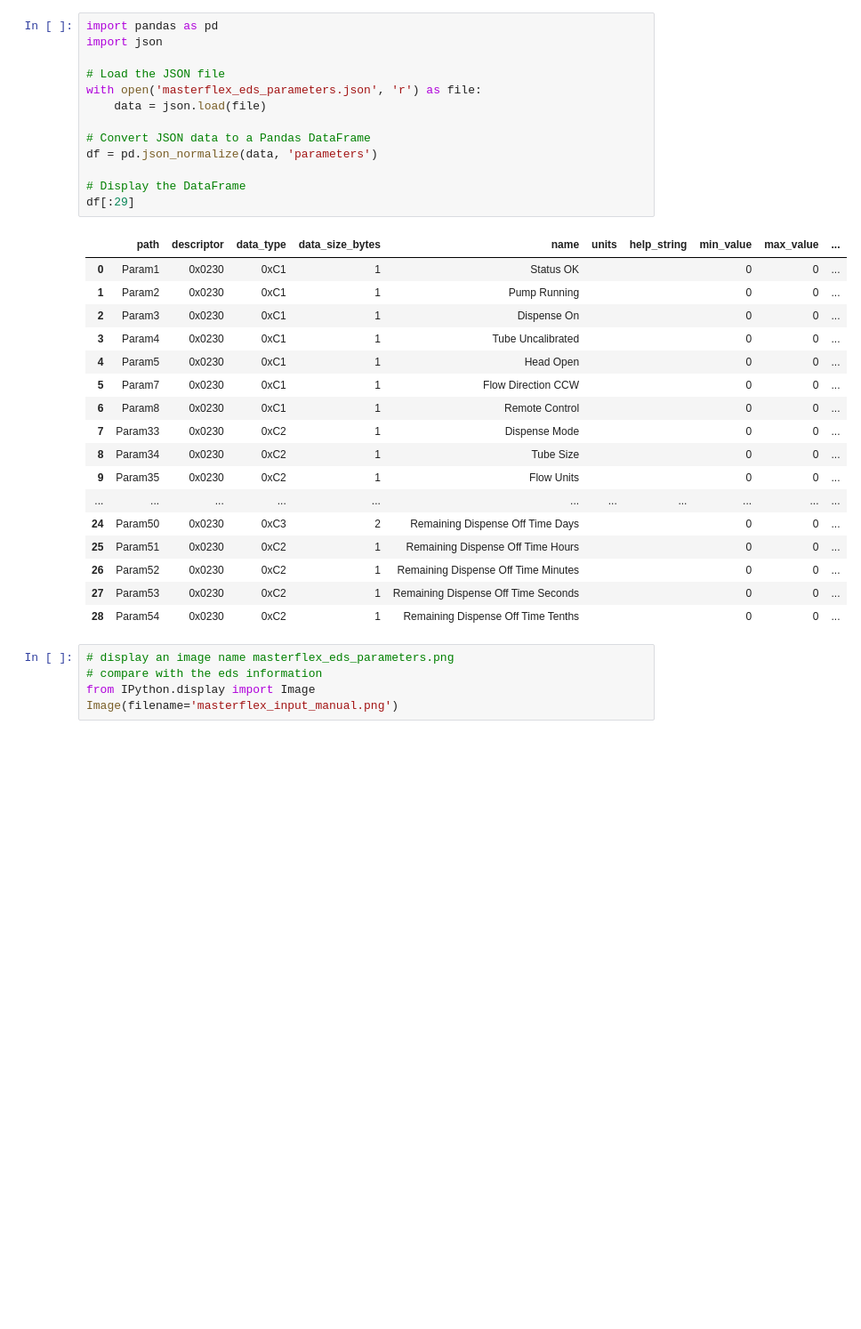
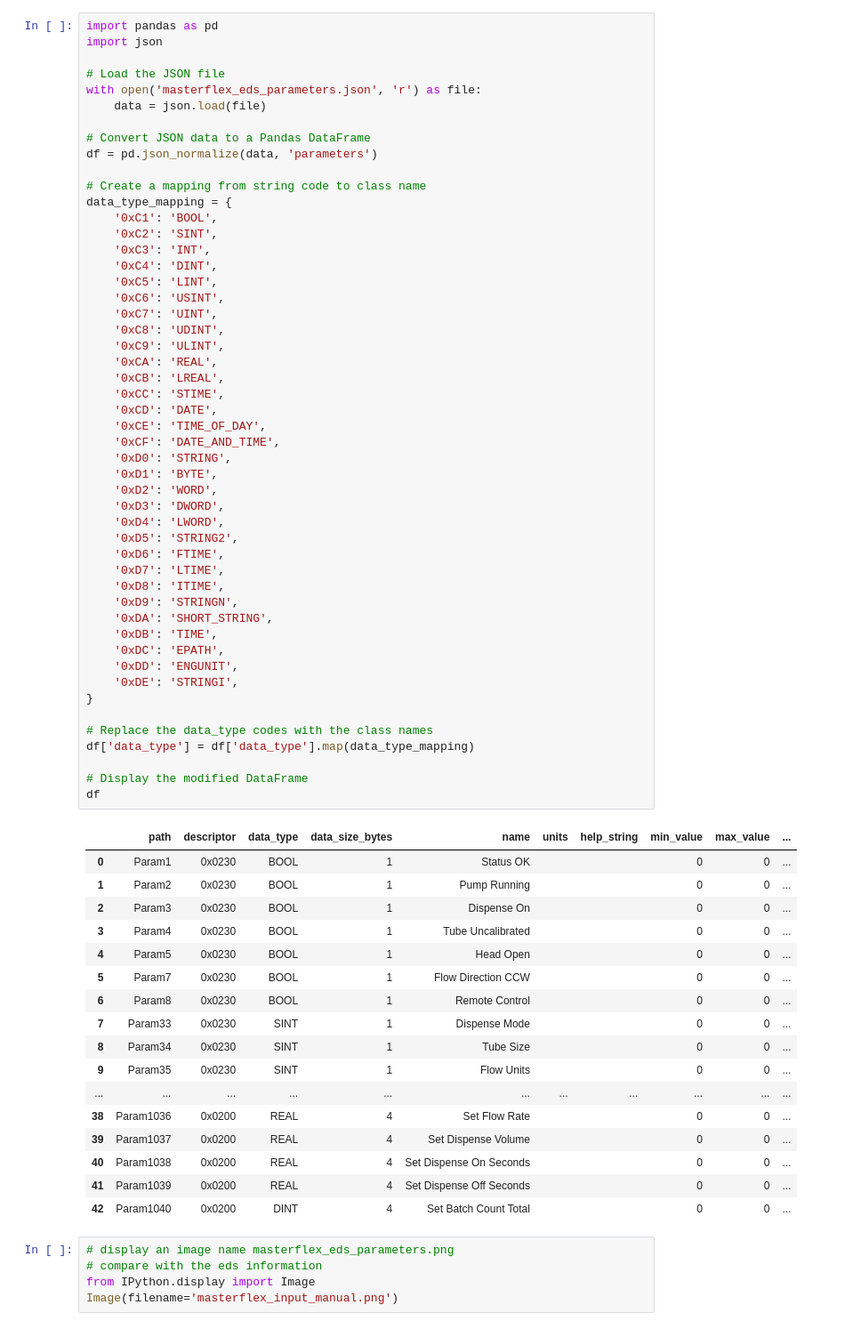
Before and after one commit to intel00000/EChem_Auto_Potential_Optimization, a Jupyter notebook: masterflex_eds_parameters.ipynb, the cells around one changed output. Shown at 89% size. Drawn from its saved outputs; the diff is of its cells as text; blank space fills up the shorter version.

```diff
--- a/masterflex_eds_parameters.ipynb
+++ b/masterflex_eds_parameters.ipynb
@@ -1,34 +1,71 @@
 # %%
 import pandas as pd
 import json
 
 # Load the JSON file
 with open('masterflex_eds_parameters.json', 'r') as file:
     data = json.load(file)
 
 # Convert JSON data to a Pandas DataFrame
 df = pd.json_normalize(data, 'parameters')
 
-# Display the DataFrame
-df[:29]
+# Create a mapping from string code to class name
+data_type_mapping = {
+    '0xC1': 'BOOL',
+    '0xC2': 'SINT',
+    '0xC3': 'INT',
+    '0xC4': 'DINT',
+    '0xC5': 'LINT',
+    '0xC6': 'USINT',
+    '0xC7': 'UINT',
+    '0xC8': 'UDINT',
+    '0xC9': 'ULINT',
+    '0xCA': 'REAL',
+    '0xCB': 'LREAL',
+    '0xCC': 'STIME',
+    '0xCD': 'DATE',
+    '0xCE': 'TIME_OF_DAY',
+    '0xCF': 'DATE_AND_TIME',
+    '0xD0': 'STRING',
+    '0xD1': 'BYTE',
+    '0xD2': 'WORD',
+    '0xD3': 'DWORD',
+    '0xD4': 'LWORD',
+    '0xD5': 'STRING2',
+    '0xD6': 'FTIME',
+    '0xD7': 'LTIME',
+    '0xD8': 'ITIME',
+    '0xD9': 'STRINGN',
+    '0xDA': 'SHORT_STRING',
+    '0xDB': 'TIME',
+    '0xDC': 'EPATH',
+    '0xDD': 'ENGUNIT',
+    '0xDE': 'STRINGI',
+}
+
+# Replace the data_type codes with the class names
+df['data_type'] = df['data_type'].map(data_type_mapping)
+
+# Display the modified DataFrame
+df
 # %% [output]
 |  | path | descriptor | data_type | data_size_bytes | name | units | help_string | min_value | max_value | ... |
-| 0 | Param1 | 0x0230 | 0xC1 | 1 | Status OK |  |  | 0 | 0 | ... |
-| 1 | Param2 | 0x0230 | 0xC1 | 1 | Pump Running |  |  | 0 | 0 | ... |
-| 2 | Param3 | 0x0230 | 0xC1 | 1 | Dispense On |  |  | 0 | 0 | ... |
-| 3 | Param4 | 0x0230 | 0xC1 | 1 | Tube Uncalibrated |  |  | 0 | 0 | ... |
-| 4 | Param5 | 0x0230 | 0xC1 | 1 | Head Open |  |  | 0 | 0 | ... |
-| 5 | Param7 | 0x0230 | 0xC1 | 1 | Flow Direction CCW |  |  | 0 | 0 | ... |
-| 6 | Param8 | 0x0230 | 0xC1 | 1 | Remote Control |  |  | 0 | 0 | ... |
-| 7 | Param33 | 0x0230 | 0xC2 | 1 | Dispense Mode |  |  | 0 | 0 | ... |
-| 8 | Param34 | 0x0230 | 0xC2 | 1 | Tube Size |  |  | 0 | 0 | ... |
-| 9 | Param35 | 0x0230 | 0xC2 | 1 | Flow Units |  |  | 0 | 0 | ... |
+| 0 | Param1 | 0x0230 | BOOL | 1 | Status OK |  |  | 0 | 0 | ... |
+| 1 | Param2 | 0x0230 | BOOL | 1 | Pump Running |  |  | 0 | 0 | ... |
+| 2 | Param3 | 0x0230 | BOOL | 1 | Dispense On |  |  | 0 | 0 | ... |
+| 3 | Param4 | 0x0230 | BOOL | 1 | Tube Uncalibrated |  |  | 0 | 0 | ... |
+| 4 | Param5 | 0x0230 | BOOL | 1 | Head Open |  |  | 0 | 0 | ... |
+| 5 | Param7 | 0x0230 | BOOL | 1 | Flow Direction CCW |  |  | 0 | 0 | ... |
+| 6 | Param8 | 0x0230 | BOOL | 1 | Remote Control |  |  | 0 | 0 | ... |
+| 7 | Param33 | 0x0230 | SINT | 1 | Dispense Mode |  |  | 0 | 0 | ... |
+| 8 | Param34 | 0x0230 | SINT | 1 | Tube Size |  |  | 0 | 0 | ... |
+| 9 | Param35 | 0x0230 | SINT | 1 | Flow Units |  |  | 0 | 0 | ... |
 | ... | ... | ... | ... | ... | ... | ... | ... | ... | ... | ... |
-| 24 | Param50 | 0x0230 | 0xC3 | 2 | Remaining Dispense Off Time Days |  |  | 0 | 0 | ... |
-| 25 | Param51 | 0x0230 | 0xC2 | 1 | Remaining Dispense Off Time Hours |  |  | 0 | 0 | ... |
-| 26 | Param52 | 0x0230 | 0xC2 | 1 | Remaining Dispense Off Time Minutes |  |  | 0 | 0 | ... |
-| 27 | Param53 | 0x0230 | 0xC2 | 1 | Remaining Dispense Off Time Seconds |  |  | 0 | 0 | ... |
-| 28 | Param54 | 0x0230 | 0xC2 | 1 | Remaining Dispense Off Time Tenths |  |  | 0 | 0 | ... |
+| 38 | Param1036 | 0x0200 | REAL | 4 | Set Flow Rate |  |  | 0 | 0 | ... |
+| 39 | Param1037 | 0x0200 | REAL | 4 | Set Dispense Volume |  |  | 0 | 0 | ... |
+| 40 | Param1038 | 0x0200 | REAL | 4 | Set Dispense On Seconds |  |  | 0 | 0 | ... |
+| 41 | Param1039 | 0x0200 | REAL | 4 | Set Dispense Off Seconds |  |  | 0 | 0 | ... |
+| 42 | Param1040 | 0x0200 | DINT | 4 | Set Batch Count Total |  |  | 0 | 0 | ... |
 # %%
 # display an image name masterflex_eds_parameters.png
 # compare with the eds information
```
Also changed, not shown: parts of 1 cell of this notebook, 9 other files.
